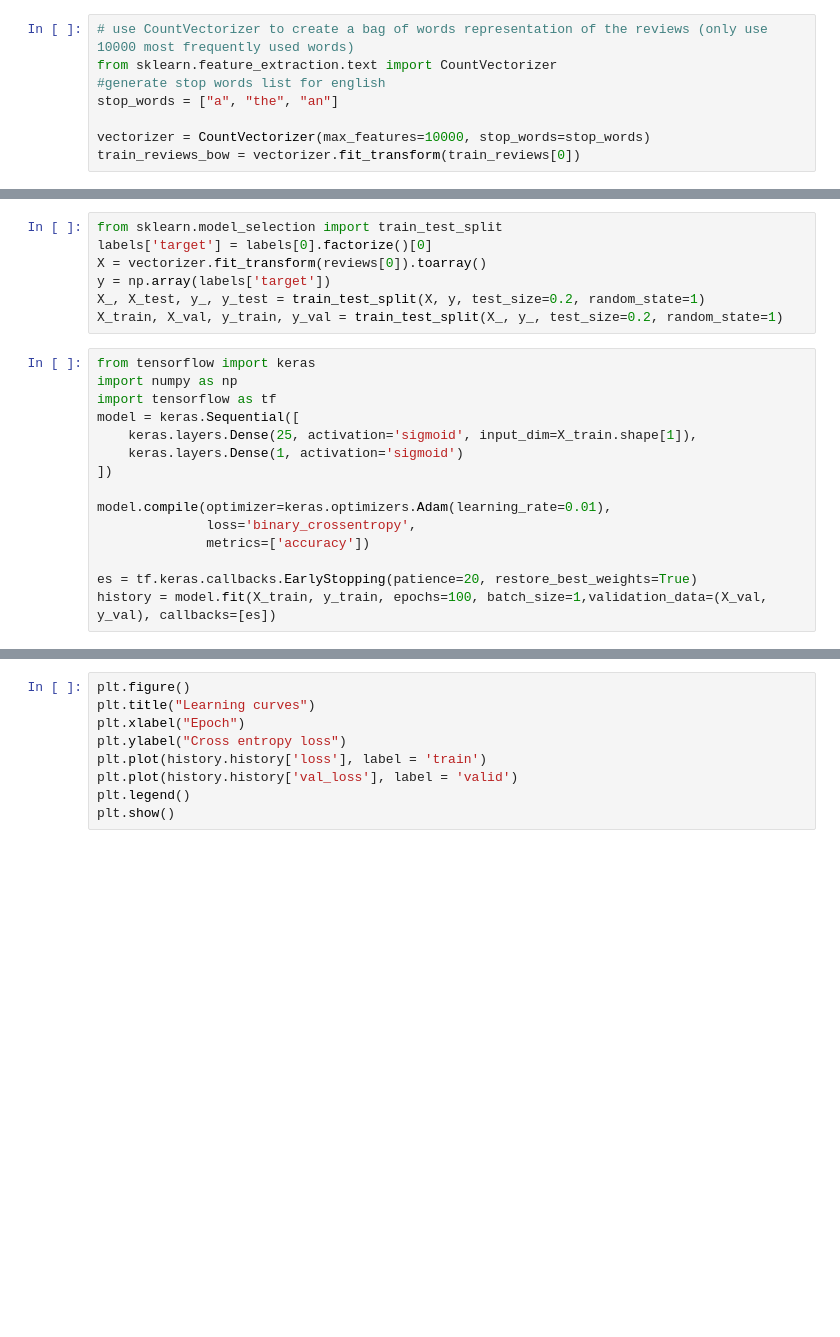
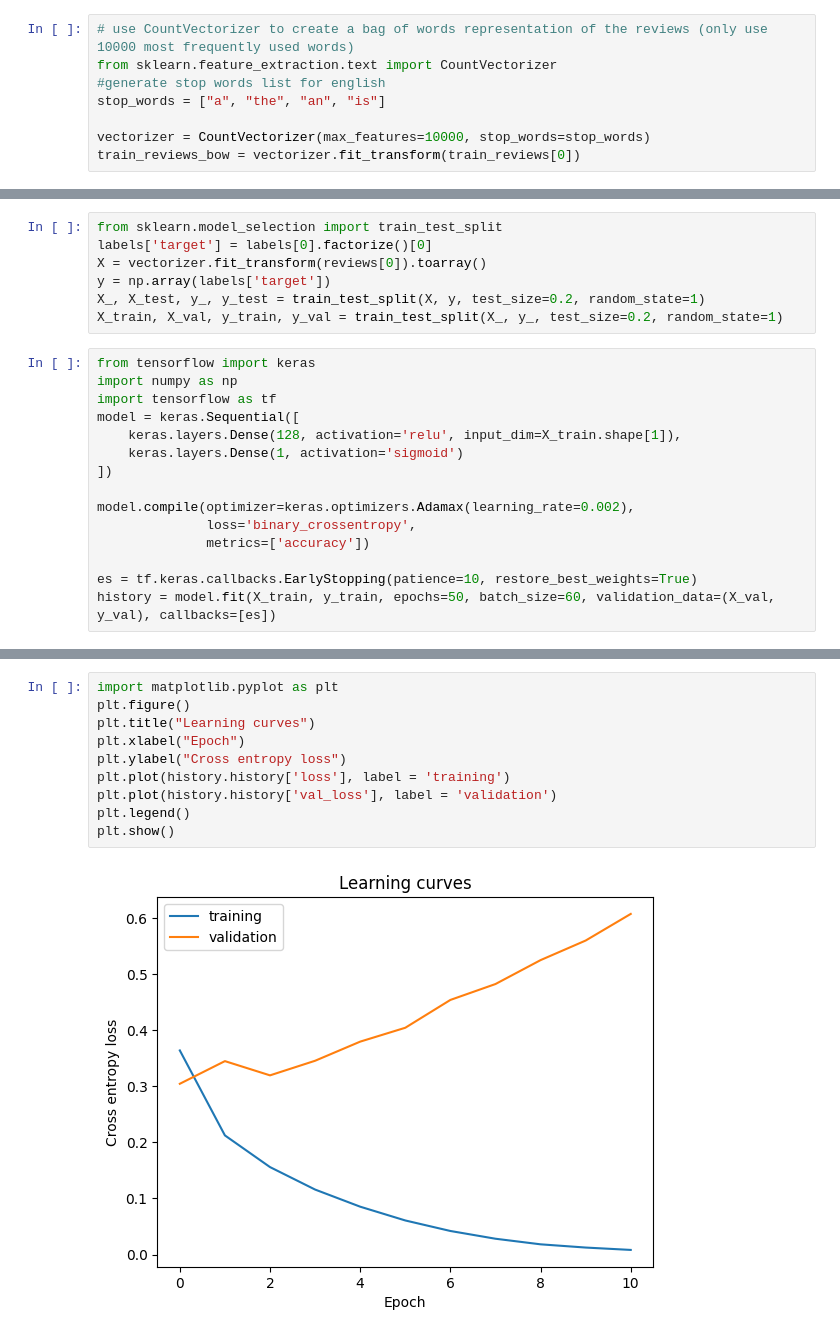
Before and after one commit to Mishanull/MAL, a Jupyter notebook: MAL-Assignments/Assignment-5/Neural networks I - Sentiment analysis.ipynb, the cells around one changed output, grey strips where cells are left out. Cells and saved outputs as stored; diff of their text form; blank space fills up the shorter version.

```diff
--- a/MAL-Assignments/Assignment-5/Neural networks I - Sentiment analysis.ipynb
+++ b/MAL-Assignments/Assignment-5/Neural networks I - Sentiment analysis.ipynb
@@ -59,7 +37,7 @@ print(val_labels.shape)
 # use CountVectorizer to create a bag of words representation of the reviews (only use 10000 most frequently used words)
 from sklearn.feature_extraction.text import CountVectorizer
 #generate stop words list for english
-stop_words = ["a", "the", "an"]
+stop_words = ["a", "the", "an", "is"]
 
 vectorizer = CountVectorizer(max_features=10000, stop_words=stop_words)
 train_reviews_bow = vectorizer.fit_transform(train_reviews[0])
@@ -179,14 +147,14 @@ from tensorflow import keras
 import numpy as np
 import tensorflow as tf
 model = keras.Sequential([
-    keras.layers.Dense(25, activation='sigmoid', input_dim=X_train.shape[1]),
+    keras.layers.Dense(128, activation='relu', input_dim=X_train.shape[1]),
     keras.layers.Dense(1, activation='sigmoid')
 ])
 
-model.compile(optimizer=keras.optimizers.Adam(learning_rate=0.01),
+model.compile(optimizer=keras.optimizers.Adamax(learning_rate=0.002),
               loss='binary_crossentropy',
               metrics=['accuracy'])
 
-es = tf.keras.callbacks.EarlyStopping(patience=20, restore_best_weights=True)
-history = model.fit(X_train, y_train, epochs=100, batch_size=1,validation_data=(X_val, y_val), callbacks=[es])
+es = tf.keras.callbacks.EarlyStopping(patience=10, restore_best_weights=True)
+history = model.fit(X_train, y_train, epochs=50, batch_size=60, validation_data=(X_val, y_val), callbacks=[es])
 # %% [output]
@@ -213,9 +180,12 @@ KeyboardInterrupt:
 # %%
+import matplotlib.pyplot as plt
 plt.figure()
 plt.title("Learning curves")
 plt.xlabel("Epoch")
 plt.ylabel("Cross entropy loss")
-plt.plot(history.history['loss'], label = 'train')
-plt.plot(history.history['val_loss'], label = 'valid')
+plt.plot(history.history['loss'], label = 'training')
+plt.plot(history.history['val_loss'], label = 'validation')
 plt.legend()
 plt.show()
+# %% [output]
+[figure, added]
```
Also changed, not shown: parts of 17 cells of this notebook.
